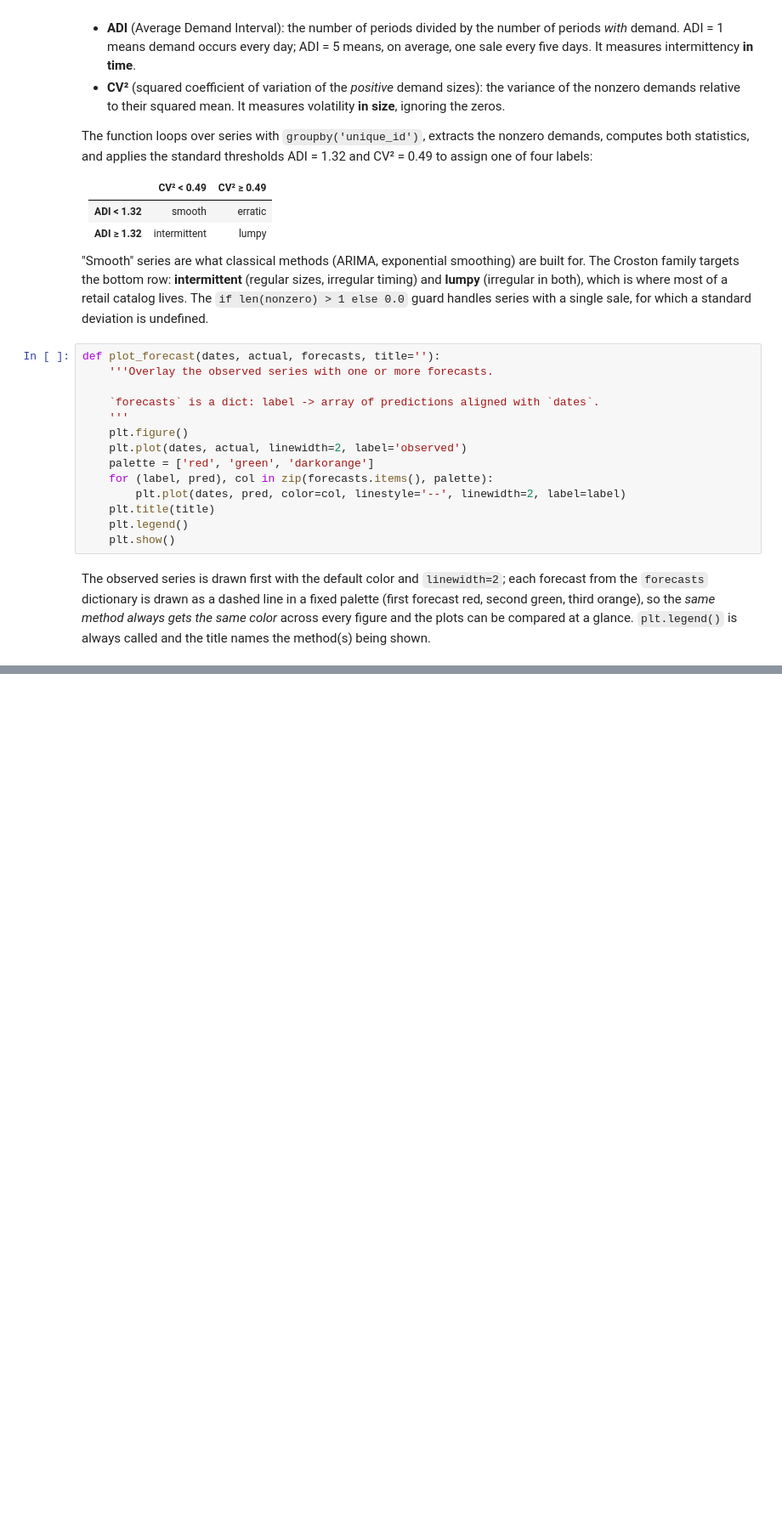
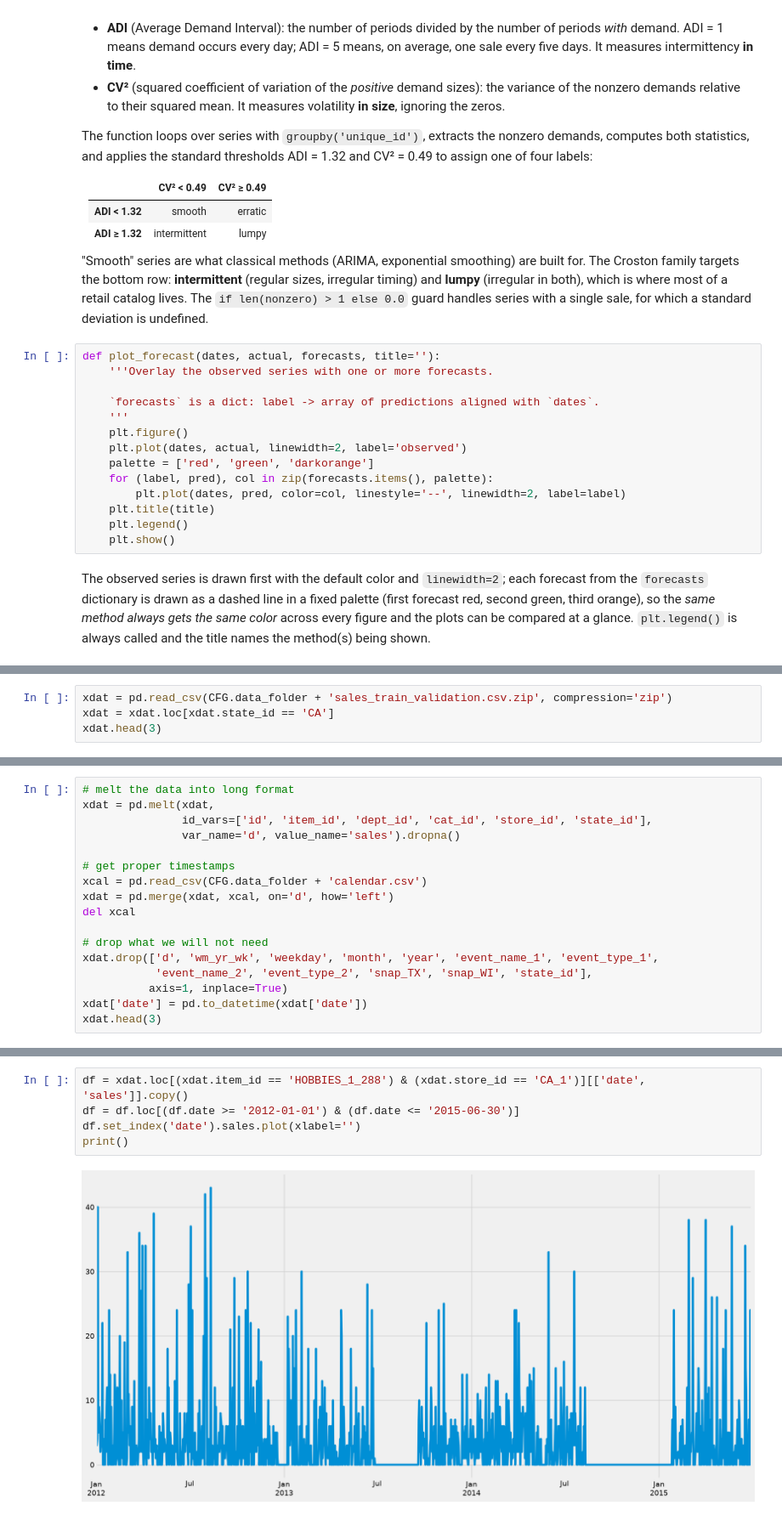
Before and after one commit to tng-konrad/time-series-with-Konrad, a Jupyter notebook: addendum-sales-and-demand-forecasting.ipynb, the cells around one changed output, grey strips where cells are left out. Shown at 85% size. Saved outputs shown, nothing was run; the diff lists cells and outputs as text; blank space fills up the shorter version.

```diff
--- a/addendum-sales-and-demand-forecasting.ipynb
+++ b/addendum-sales-and-demand-forecasting.ipynb
@@ -166,0 +171,4 @@ The observed series is drawn first with the default color and `linewidth=2`; eac
+# %%
+xdat = pd.read_csv(CFG.data_folder + 'sales_train_validation.csv.zip', compression='zip')
+xdat = xdat.loc[xdat.state_id == 'CA']
+xdat.head(3)
@@ -166,0 +185,17 @@ The observed series is drawn first with the default color and `linewidth=2`; eac
+# %%
+# melt the data into long format
+xdat = pd.melt(xdat,
+               id_vars=['id', 'item_id', 'dept_id', 'cat_id', 'store_id', 'state_id'],
+               var_name='d', value_name='sales').dropna()
+
+# get proper timestamps
+xcal = pd.read_csv(CFG.data_folder + 'calendar.csv')
+xdat = pd.merge(xdat, xcal, on='d', how='left')
+del xcal
+
+# drop what we will not need
+xdat.drop(['d', 'wm_yr_wk', 'weekday', 'month', 'year', 'event_name_1', 'event_type_1',
+           'event_name_2', 'event_type_2', 'snap_TX', 'snap_WI', 'state_id'],
+          axis=1, inplace=True)
+xdat['date'] = pd.to_datetime(xdat['date'])
+xdat.head(3)
@@ -166,0 +213,7 @@ The observed series is drawn first with the default color and `linewidth=2`; eac
+# %%
+df = xdat.loc[(xdat.item_id == 'HOBBIES_1_288') & (xdat.store_id == 'CA_1')][['date', 'sales']].copy()
+df = df.loc[(df.date >= '2012-01-01') & (df.date <= '2015-06-30')]
+df.set_index('date').sales.plot(xlabel='')
+print()
+# %% [output]
+[figure, added]
```
Also changed, not shown: parts of 10 cells of this notebook.
